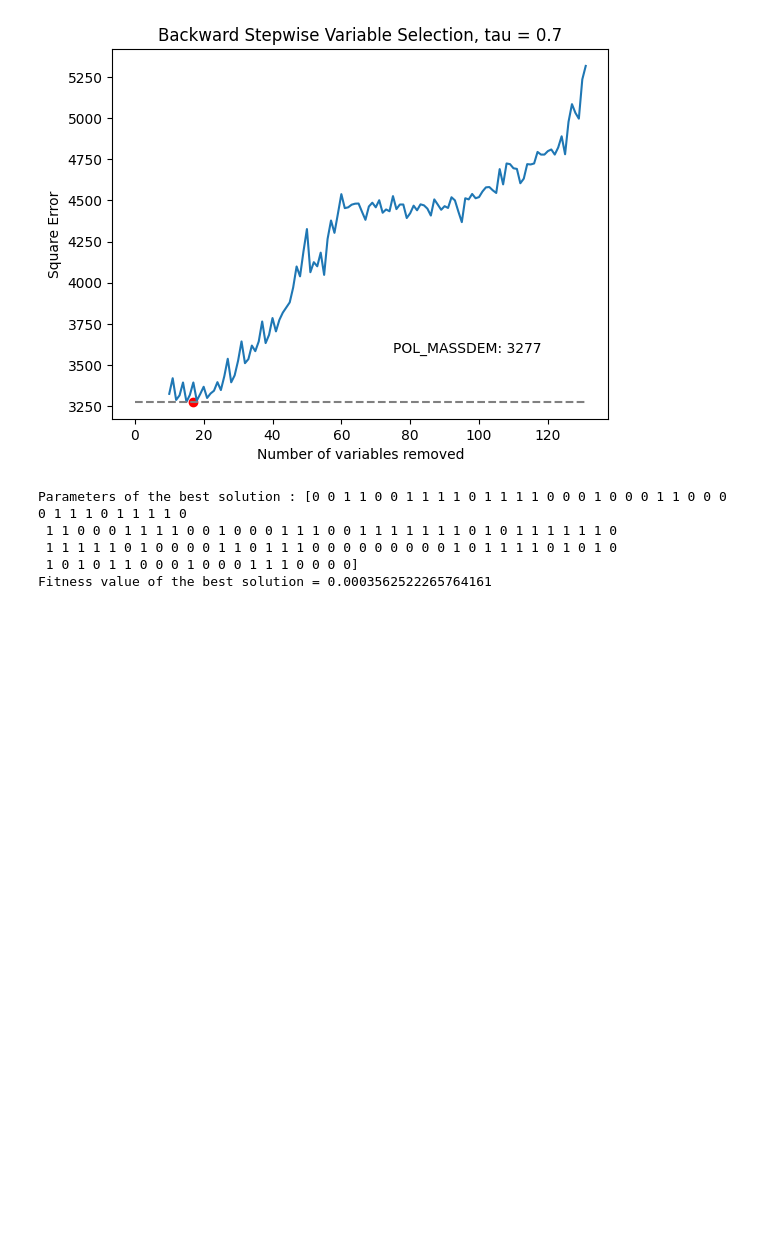
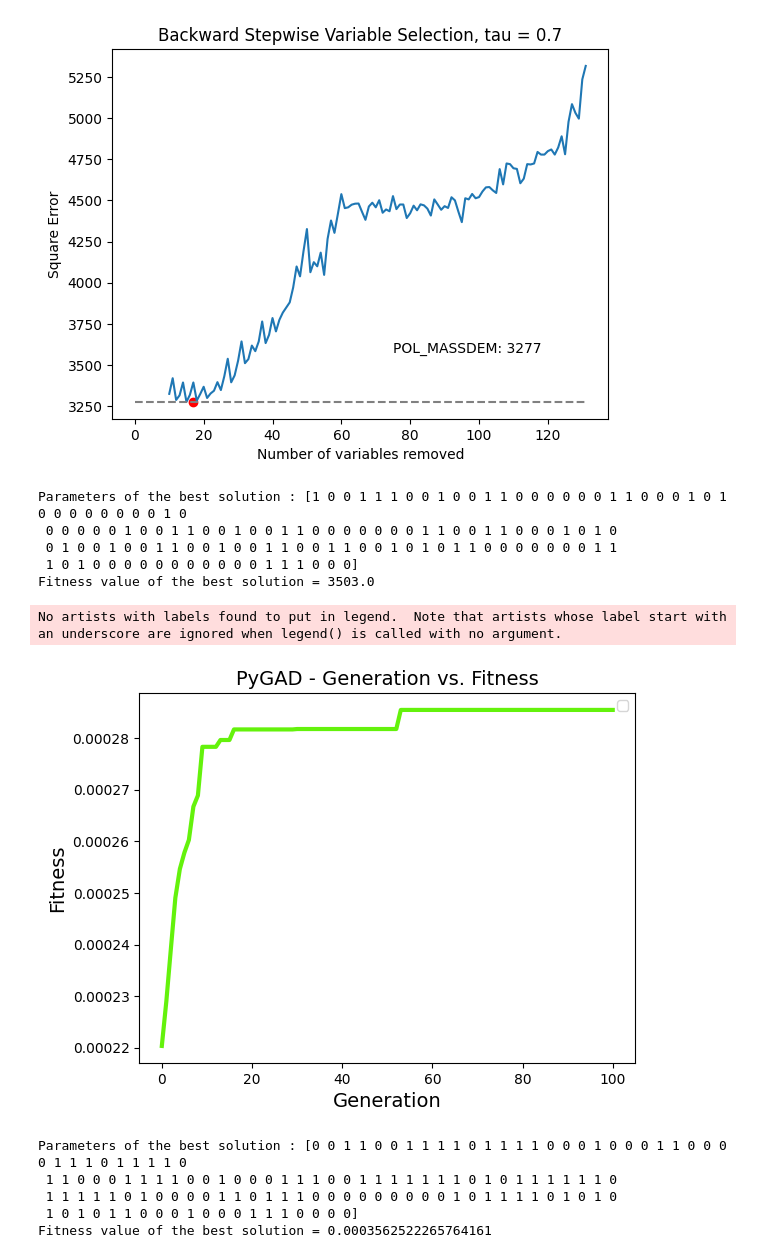
Before and after one commit to teddy21019/NIBRS_diffusion, a Jupyter notebook: Backward_Stepwise.ipynb, the cells around one changed output. Saved outputs shown, nothing was run; the diff lists cells and outputs as text; code cells hidden in the pictures; blank space fills up the shorter version.

```diff
--- a/Backward_Stepwise.ipynb
+++ b/Backward_Stepwise.ipynb
@@ -249,13 +252,41 @@ import pygad
 ga_instance_8 = pygad.GA(
     num_generations=100,
     num_parents_mating=4,
-    fitness_func=fitness_function,
+    fitness_func=fitness_function(cosine_sim_8),
     sol_per_pop = 64,
     num_genes=len(cols_to_include),
     mutation_percent_genes = 10,
     gene_space=[0,1],
     gene_type=int
 )
+
+ga_instance_7 = pygad.GA(
+    num_generations=100,
+    num_parents_mating=4,
+    fitness_func=fitness_function(cosine_sim_7),
+    sol_per_pop = 64,
+    num_genes=len(cols_to_include),
+    mutation_percent_genes = 10,
+    gene_space=[0,1],
+    gene_type=int
+)
+# %%
+ga_instance_7.run()
+# %%
+solution, solution_fitness, solution_idx = ga_instance_7.best_solution()
+print("Parameters of the best solution : {solution}".format(solution=solution))
+print("Fitness value of the best solution = {solution_fitness}".format(solution_fitness=1/solution_fitness))
+# %% [output]
+Parameters of the best solution : [1 0 0 1 1 1 0 0 1 0 0 1 1 0 0 0 0 0 0 1 1 0 0 0 1 0 1 0 0 0 0 0 0 0 0 1 0
+ 0 0 0 0 0 1 0 0 1 1 0 0 1 0 0 1 1 0 0 0 0 0 0 0 1 1 0 0 1 1 0 0 0 1 0 1 0
+ 0 1 0 0 1 0 0 1 1 0 0 1 0 0 1 1 0 0 1 1 0 0 1 0 1 0 1 1 0 0 0 0 0 0 0 1 1
+ 1 0 1 0 0 0 0 0 0 0 0 0 0 0 1 1 1 0 0 0]
+Fitness value of the best solution = 3503.0
+# %%
+ga_instance_7.plot_fitness();
+# %% [output]
+No artists with labels found to put in legend.  Note that artists whose label start with an underscore are ignored when legend() is called with no argument.
+[figure, added]
 # %%
 ga_instance_8.run()
 # %%
```
Also changed, not shown: parts of 32 cells of this notebook.
